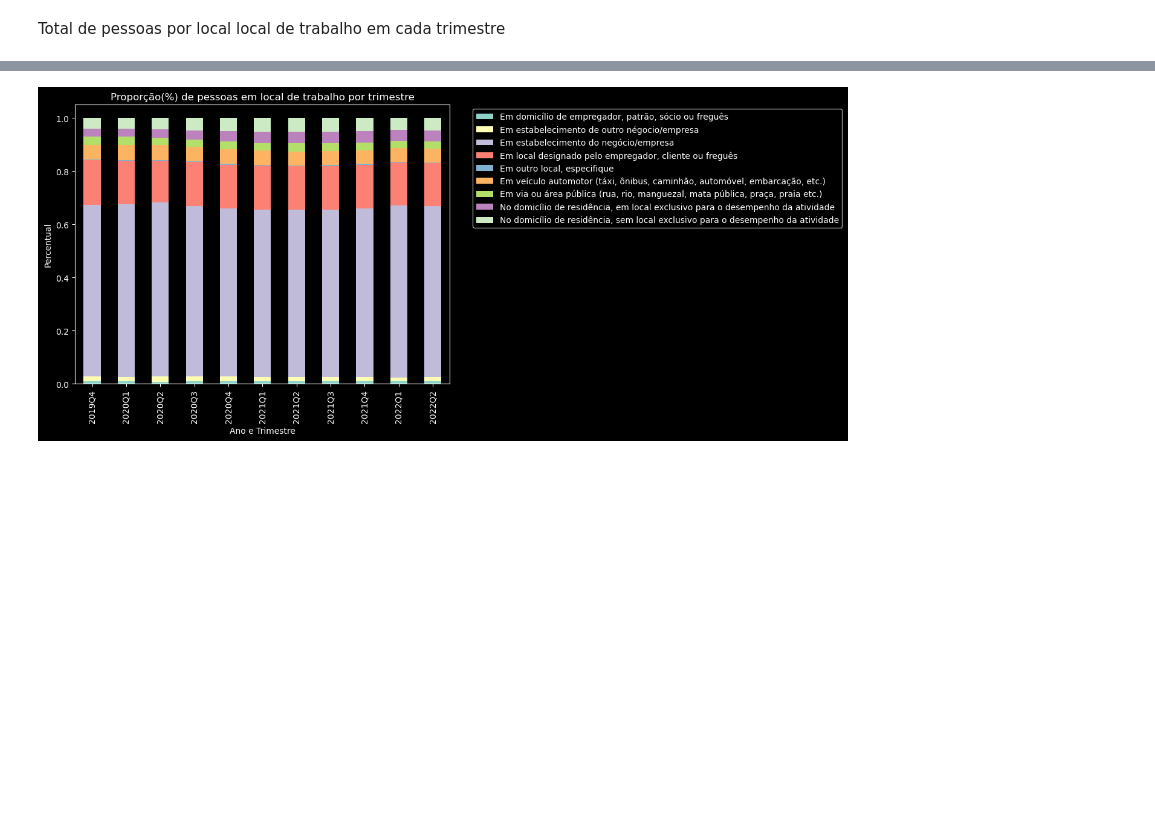
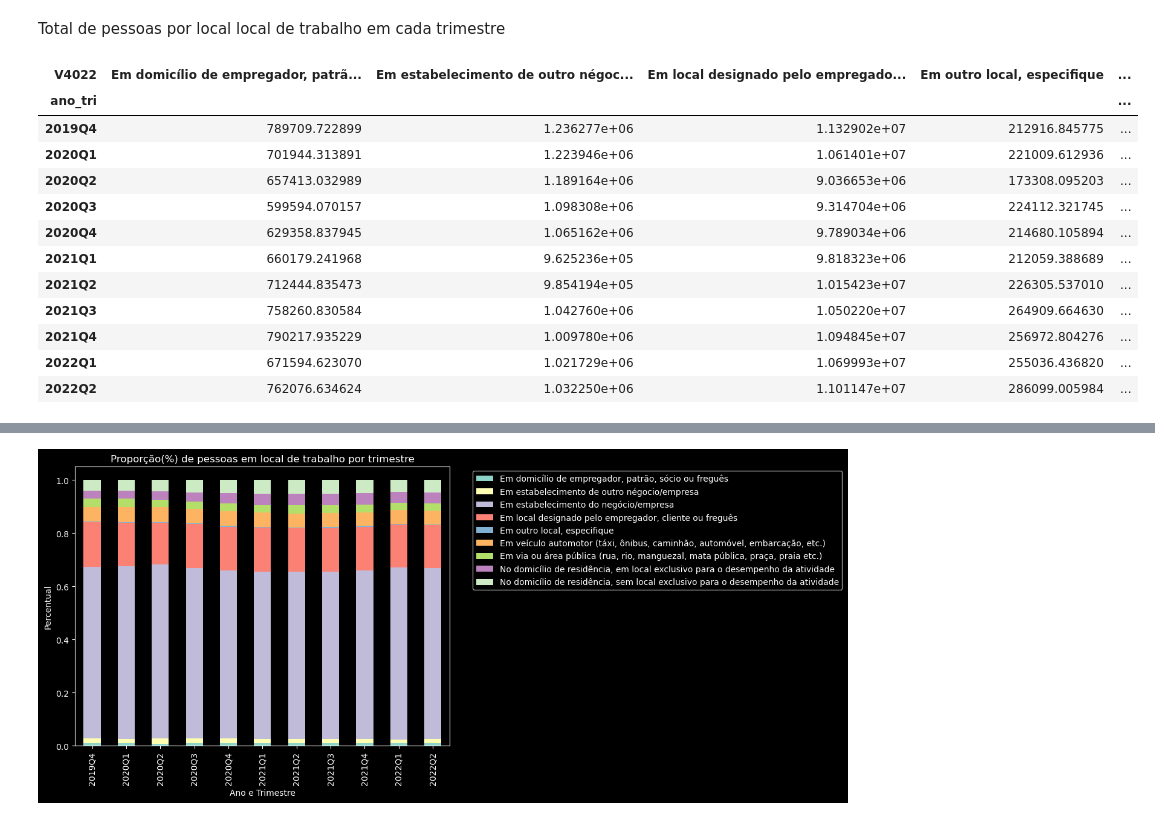
Before and after one commit to msbrasil/Mercado-de-Trabalho-Remoto, a Jupyter notebook: Local de Trabalho.ipynb, the cells around one changed output, grey strips where cells are left out. Cells and saved outputs as stored; diff of their text form; code cells hidden in the pictures; blank space fills up the shorter version.

```diff
--- a/Local de Trabalho.ipynb
+++ b/Local de Trabalho.ipynb
@@ -335,3 +229,19 @@ local_trabalho_expandido
 # %% [markdown]
 Total de pessoas por local local de trabalho em cada trimestre
+# %%
+local_trabalho
+# %% [output]
+| V4022 | Em domicílio de empregador, patrã... | Em estabelecimento de outro négoc... | Em local designado pelo empregado... | Em outro local, especifique | ... |
+| ano_tri |  |  |  |  | ... |
+| 2019Q4 | 789709.722899 | 1.236277e+06 | 1.132902e+07 | 212916.845775 | ... |
+| 2020Q1 | 701944.313891 | 1.223946e+06 | 1.061401e+07 | 221009.612936 | ... |
+| 2020Q2 | 657413.032989 | 1.189164e+06 | 9.036653e+06 | 173308.095203 | ... |
+| 2020Q3 | 599594.070157 | 1.098308e+06 | 9.314704e+06 | 224112.321745 | ... |
+| 2020Q4 | 629358.837945 | 1.065162e+06 | 9.789034e+06 | 214680.105894 | ... |
+| 2021Q1 | 660179.241968 | 9.625236e+05 | 9.818323e+06 | 212059.388689 | ... |
+| 2021Q2 | 712444.835473 | 9.854194e+05 | 1.015423e+07 | 226305.537010 | ... |
+| 2021Q3 | 758260.830584 | 1.042760e+06 | 1.050220e+07 | 264909.664630 | ... |
+| 2021Q4 | 790217.935229 | 1.009780e+06 | 1.094845e+07 | 256972.804276 | ... |
+| 2022Q1 | 671594.623070 | 1.021729e+06 | 1.069993e+07 | 255036.436820 | ... |
+| 2022Q2 | 762076.634624 | 1.032250e+06 | 1.101147e+07 | 286099.005984 | ... |
 # %%
```
Also changed, not shown: parts of 25 cells of this notebook, 5 other files.
